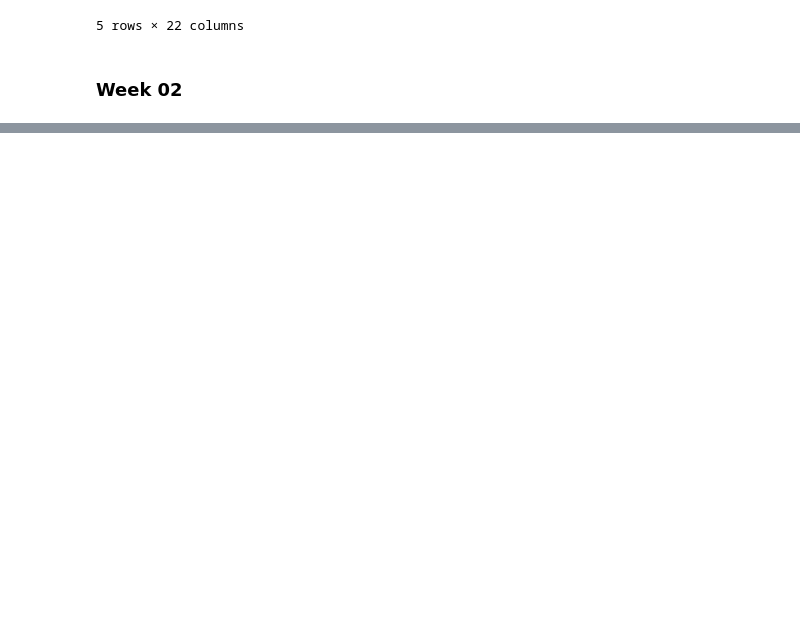
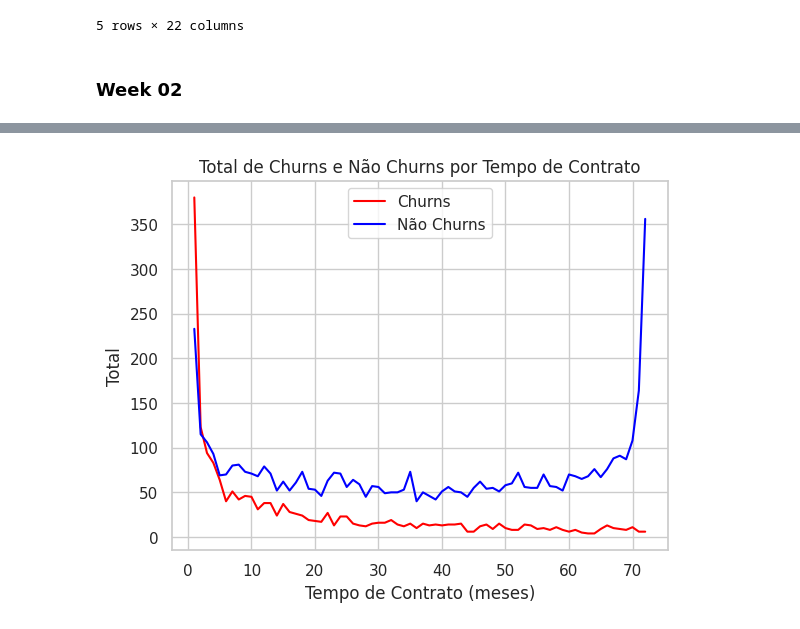
Before and after one commit to Brenno-Kenji/Churn-Rate, a Jupyter notebook: churn_rate.ipynb, the cells around one changed output, grey strips where cells are left out. Drawn from its saved outputs; the diff is of its cells as text; code cells hidden in the pictures; blank space fills up the shorter version.

```diff
--- a/churn_rate.ipynb
+++ b/churn_rate.ipynb
@@ -413,0 +417,19 @@ plt.show()
+# %%
+Contract_churn = data_base[['ID', 'Churn', 'Meses de Contrato']].pivot_table(index = 'Meses de Contrato', columns = 'Churn', values = 'ID', aggfunc = 'count').reset_index()
+
+Contract_churn.columns = ['Meses de Contrato', 'Total_nao_churns', 'Total_churns']
+
+sns.set(style="whitegrid")
+
+sns.lineplot(x = "Meses de Contrato", y = "Total_churns", data = Contract_churn, color="red", label="Churns")
+sns.lineplot(x = "Meses de Contrato", y = "Total_nao_churns", data = Contract_churn, color="blue", label="Não Churns")
+
+plt.title("Total de Churns e Não Churns por Tempo de Contrato")
+plt.xlabel("Tempo de Contrato (meses)")
+plt.ylabel("Total")
+
+plt.legend()
+
+plt.show()
+# %% [output]
+[figure, added]
```
Also changed, not shown: parts of 8 cells of this notebook.
